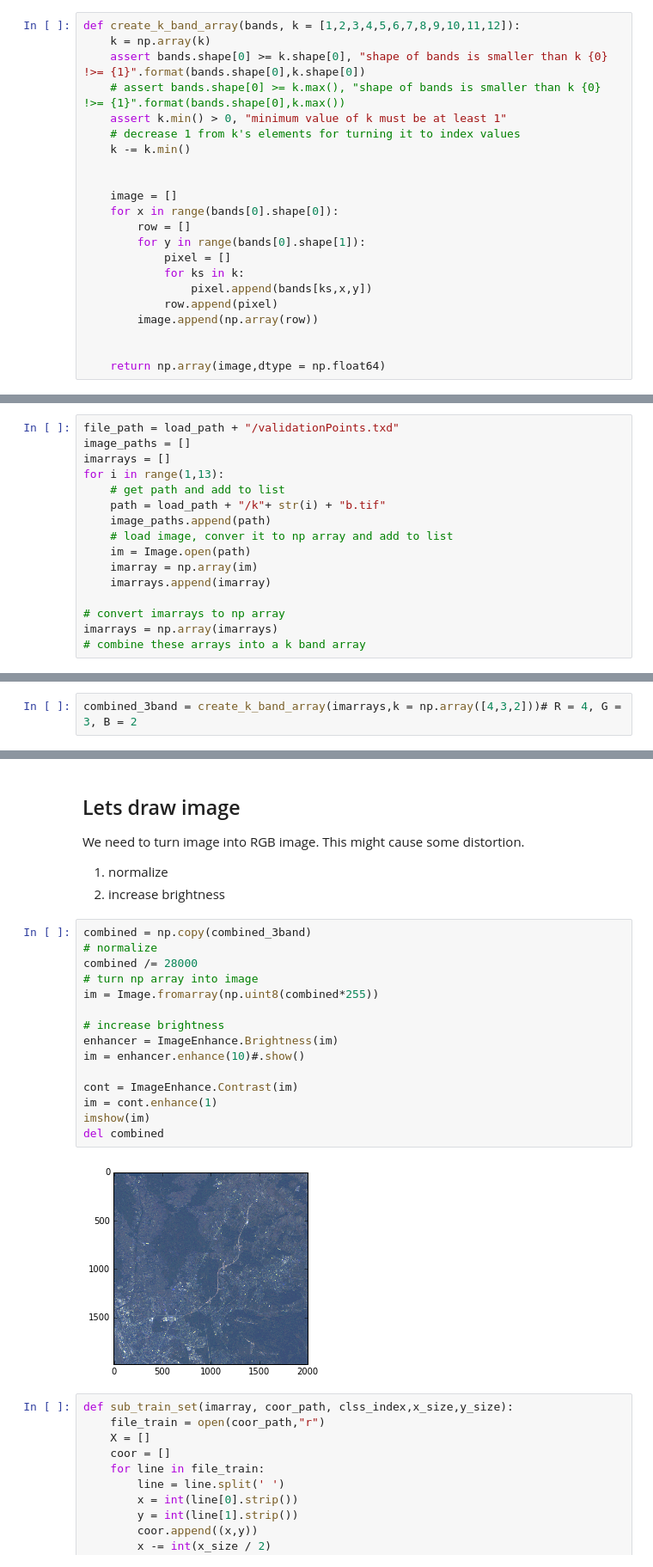
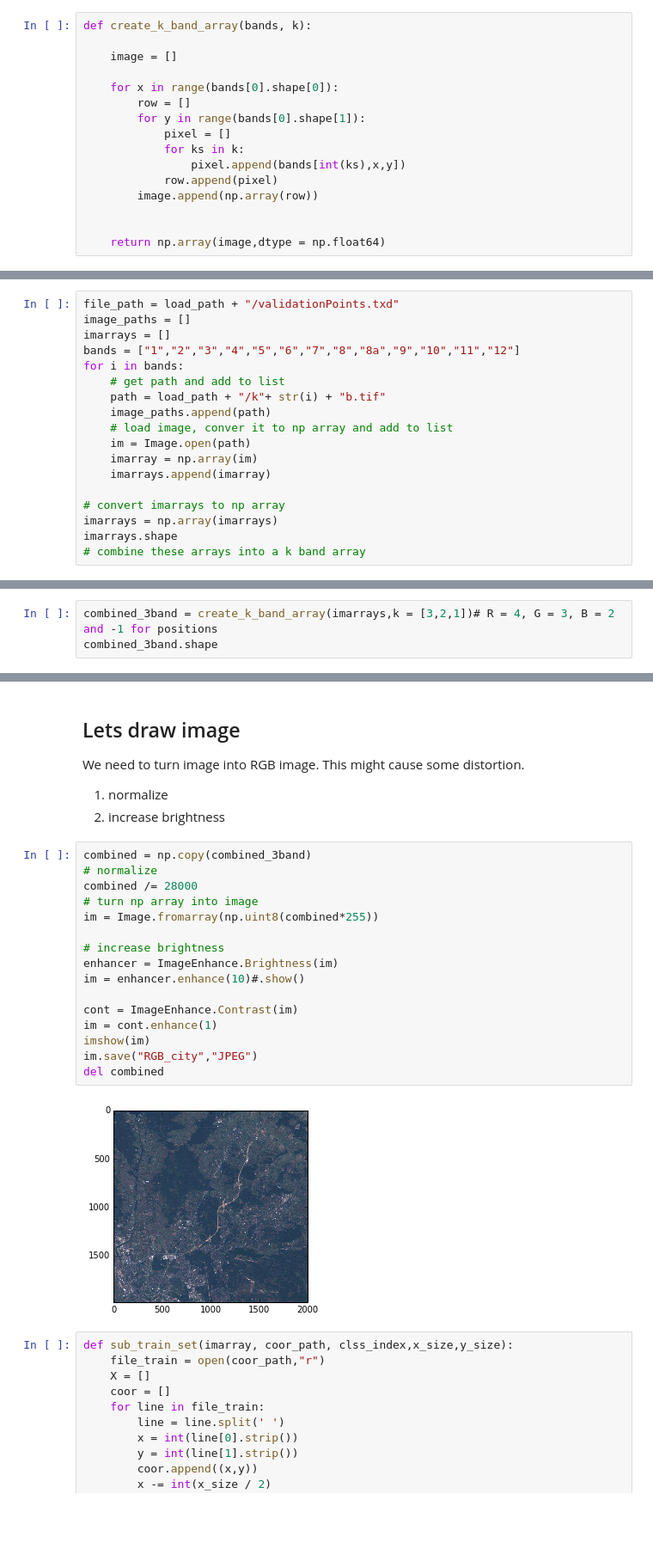
Before and after one commit to HuseyinUtkuASLAN/Thesis_CapsuleNetwork_SatelliteImage, a Jupyter notebook: input/scripts/main.ipynb, the cells around one changed output, grey strips where cells are left out. Shown at 86% size. Cells and saved outputs as stored; diff of their text form; blank space fills up the shorter version.

Commit message:
13th band, confusion matrix and rgb city image added

```diff
--- a/input/scripts/main.ipynb
+++ b/input/scripts/main.ipynb
@@ -55,22 +55,16 @@ def img_by_class(im,txtFile,clss_index,image_size = 32,output_name = None):
         im.save(output_name,"png")
     del im
 # %%
-def create_k_band_array(bands, k = [1,2,3,4,5,6,7,8,9,10,11,12]):
-    k = np.array(k)
-    assert bands.shape[0] >= k.shape[0], "shape of bands is smaller than k {0} !>= {1}".format(bands.shape[0],k.shape[0])
-    # assert bands.shape[0] >= k.max(), "shape of bands is smaller than k {0} !>= {1}".format(bands.shape[0],k.max())
-    assert k.min() > 0, "minimum value of k must be at least 1"
-    # decrease 1 from k's elements for turning it to index values
-    k -= k.min()
-
+def create_k_band_array(bands, k):
 
     image = []
+
     for x in range(bands[0].shape[0]):
         row = []
         for y in range(bands[0].shape[1]):
             pixel = []
             for ks in k:
-                pixel.append(bands[ks,x,y])
+                pixel.append(bands[int(ks),x,y])
             row.append(pixel)
         image.append(np.array(row))
 
@@ -82,7 +76,8 @@ load_path = "../raw_iputs"
 file_path = load_path + "/validationPoints.txd"
 image_paths = []
 imarrays = []
-for i in range(1,13):
+bands = ["1","2","3","4","5","6","7","8","8a","9","10","11","12"]
+for i in bands:
     # get path and add to list
     path = load_path + "/k"+ str(i) + "b.tif"
     image_paths.append(path)
@@ -93,4 +88,5 @@ for i in range(1,13):
 
 # convert imarrays to np array
 imarrays = np.array(imarrays)
+imarrays.shape
 # combine these arrays into a k band array
@@ -99,2 +100,3 @@ combined_12band = create_k_band_array(imarrays,k = np.array([12,11,10,9,8,7,6,5,
 # %%
-combined_3band = create_k_band_array(imarrays,k = np.array([4,3,2]))# R = 4, G = 3, B = 2
+combined_3band = create_k_band_array(imarrays,k = [3,2,1])# R = 4, G = 3, B = 2 and -1 for positions
+combined_3band.shape
@@ -108,20 +112,21 @@ We need to turn image into RGB image. This might cause some distortion.
 # %%
 combined = np.copy(combined_3band)
 # normalize
 combined /= 28000
 # turn np array into image
 im = Image.fromarray(np.uint8(combined*255))
 
 # increase brightness
 enhancer = ImageEnhance.Brightness(im)
 im = enhancer.enhance(10)#.show()
 
 cont = ImageEnhance.Contrast(im)
 im = cont.enhance(1)
 imshow(im)
+im.save("RGB_city","JPEG")
 del combined
 # %% [output]
-[figure, old version]
+[figure, new version]
 # %%
 def sub_train_set(imarray, coor_path, clss_index,x_size,y_size):
     file_train = open(coor_path,"r")
```
Also changed, not shown: parts of 6 cells of this notebook, 10 other files.
